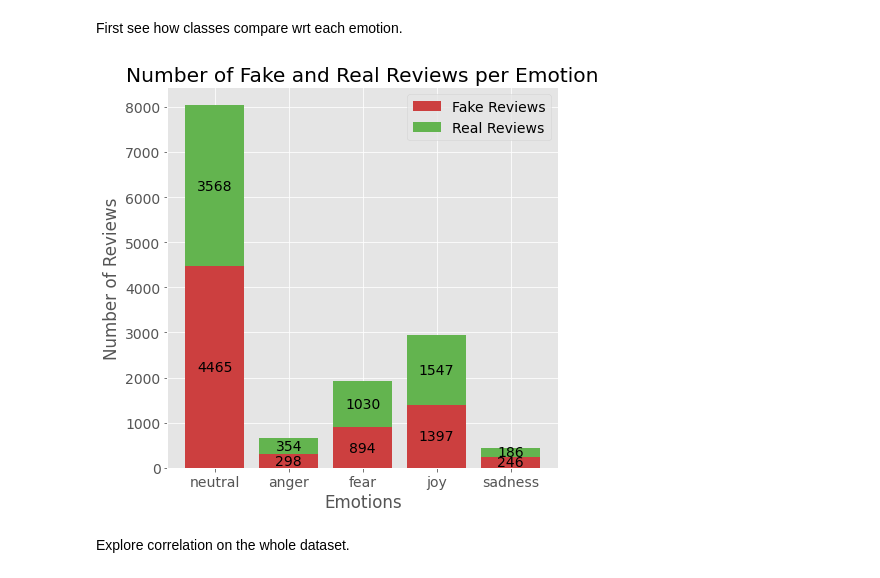
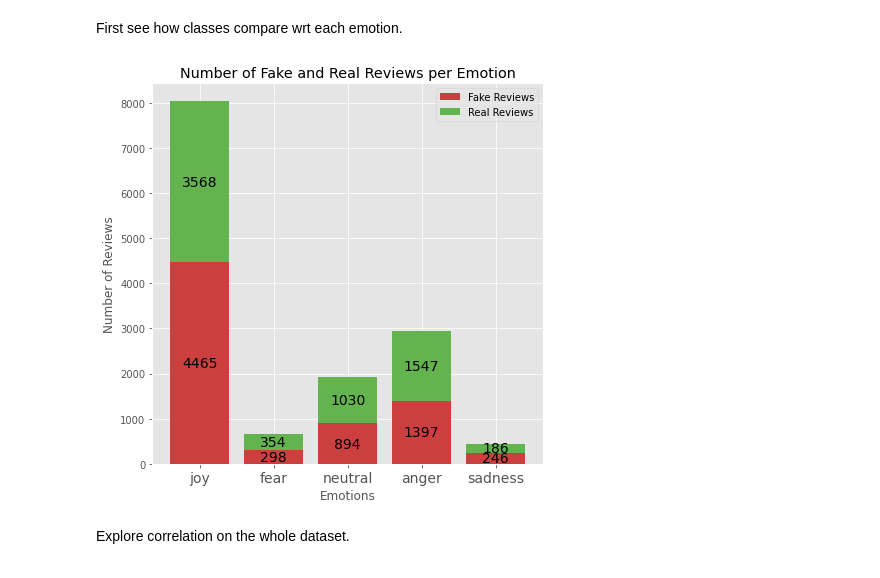
Before and after one commit to kseniapavlina/fake_reviews_with_emotions, a Jupyter notebook: scripts/classification_analysis/results_examination.ipynb, the cells around one changed output. Cells and saved outputs as stored; diff of their text form; code cells hidden in the pictures.

Commit message:
fixed order of emotions in the plot

```diff
--- a/scripts/classification_analysis/results_examination.ipynb
+++ b/scripts/classification_analysis/results_examination.ipynb
@@ -75,19 +75,19 @@ def plot_stacked_barchart(data, labels, categories, y_label, x_label, colors, ti
                      '{}'.format(int(h)), ha="center", va="center")
 # %%
 # Plot reviews number next to each other.
-emotions = data.PREDICTION.unique()
+emotions = ['joy', 'fear', 'neutral', 'anger', 'sadness']
 
 plot_stacked_barchart(
     data=[sizes_fake, sizes_real],
     labels = ['Fake Reviews', 'Real Reviews'],
     categories = emotions,
     y_label='Number of Reviews',
     x_label='Emotions',
     colors=['#CC3F3F', '#63B44F'],
     title='Number of Fake and Real Reviews per Emotion'
 )
 # %% [output]
-[figure, old version]
+[figure, new version]
 # %% [markdown]
 Explore correlation on the whole dataset.
 # %%
```
